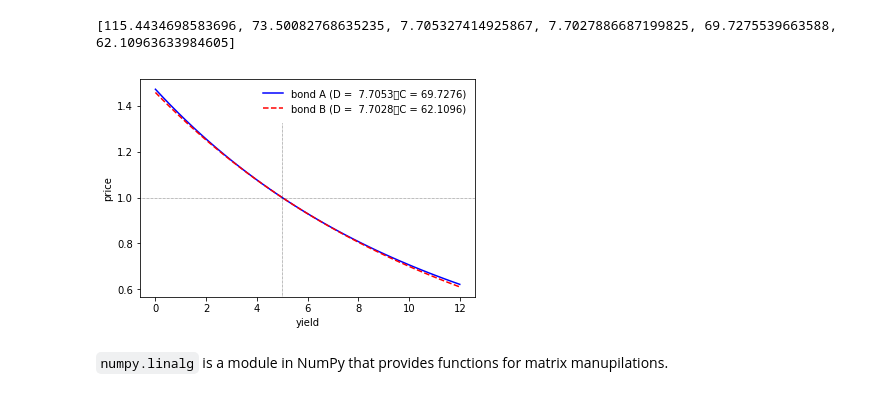
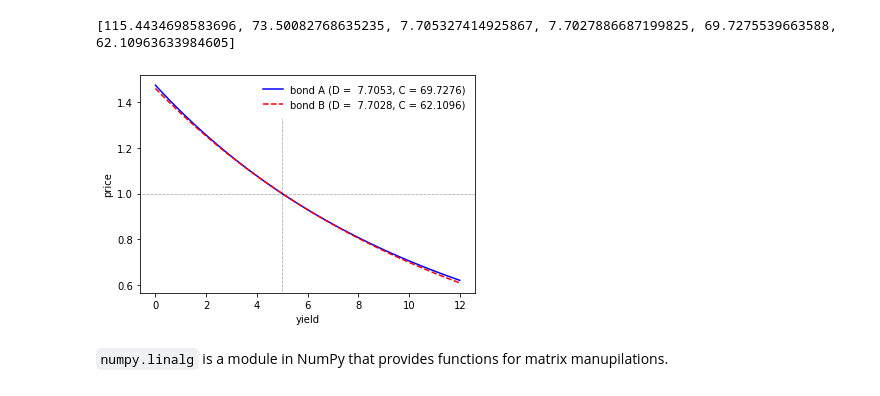
Before and after one commit to nakatsuma/GES-PEARL, a Jupyter notebook: notebook/ges_bond.ipynb, the cells around one changed output. Drawn from its saved outputs; the diff is of its cells as text; code cells hidden in the pictures.

```diff
--- a/notebook/ges_bond.ipynb
+++ b/notebook/ges_bond.ipynb
@@ -87,7 +87,7 @@ def Bond_Duration(Yield, Maturity, CouponRate, FaceValue):
     Coupon = 0.01 * CouponRate * FaceValue
     CF = np.hstack((np.tile(Coupon, int(Maturity) - 1), Coupon + FaceValue))
     Coef = np.linspace(1, Maturity, Maturity) * CF
-    return pol.polyval(1.0 / (1.0 + 0.01 * Yield), np.r_[0.0, Coef]) / Price
+    return pol.polyval(1.0 / (1.0 + 0.01 * Yield), np.hstack((0.0, Coef))) / Price
 # %% [markdown]
 The <font color=red>convexity</font> $C(y)$ is defined as
 
@@ -109,8 +109,8 @@ def Bond_Convexity(Yield, Maturity, CouponRate, FaceValue):
     Coupon = 0.01 * CouponRate * FaceValue
     CF = np.hstack((np.tile(Coupon, int(Maturity) - 1), Coupon + FaceValue))
     Coef = (np.linspace(1, Maturity, Maturity) - Duration)**2 * CF
-    Dispersion = pol.polyval(1.0 / (1.0 + 0.01 * Yield), np.r_[0.0, Coef]) \
-                 / Price
+    Dispersion = pol.polyval(1.0 / (1.0 + 0.01 * Yield), np.hstack((0.0, Coef))) \
+                / Price
     return (Dispersion + (1.0 + Duration) * Duration) / (1.0 + 0.01 * Yield)**2
 # %%
 P_A = Bond_Price(5, 10, 7, 100)
@@ -125,20 +125,20 @@ print([P_A, P_B, D_A, D_B, C_A, C_B])
 # %%
 V_Yield = np.linspace(0, 12, 41)
 V_Price_A = np.array([Bond_Price(Yield, 10, 7, 100) for Yield in V_Yield])
 V_Price_B = np.array([Bond_Price(Yield, 8, 0.9, 100) for Yield in V_Yield])
 fig1 = plt.figure(num=1, facecolor='w')
 plt.plot(V_Yield, V_Price_A / P_A, 'b-')
 plt.plot(V_Yield, V_Price_B / P_B, 'r--')
 plt.axhline(1, color='k', linestyle=':', linewidth=0.5)
 plt.axvline(5, ymin=0, ymax=0.8, color='k', linestyle=':', linewidth=0.5)
 plt.xlabel('yield')
 plt.ylabel('price')
-Legend_A = 'bond A (D ={0:8.4f}，C ={1:8.4f})'.format(D_A, C_A)
-Legend_B = 'bond B (D ={0:8.4f}，C ={1:8.4f})'.format(D_B, C_B)
+Legend_A = 'bond A (D ={0:8.4f}, C ={1:8.4f})'.format(D_A, C_A)
+Legend_B = 'bond B (D ={0:8.4f}, C ={1:8.4f})'.format(D_B, C_B)
 plt.legend([Legend_A, Legend_B], loc='best', frameon=False)
 plt.show()
 # %% [output]
-[figure, old version]
+[figure, new version]
 # %% [markdown]
 `numpy.linalg` is a module in NumPy that provides functions for matrix manupilations.
 # %%
```
